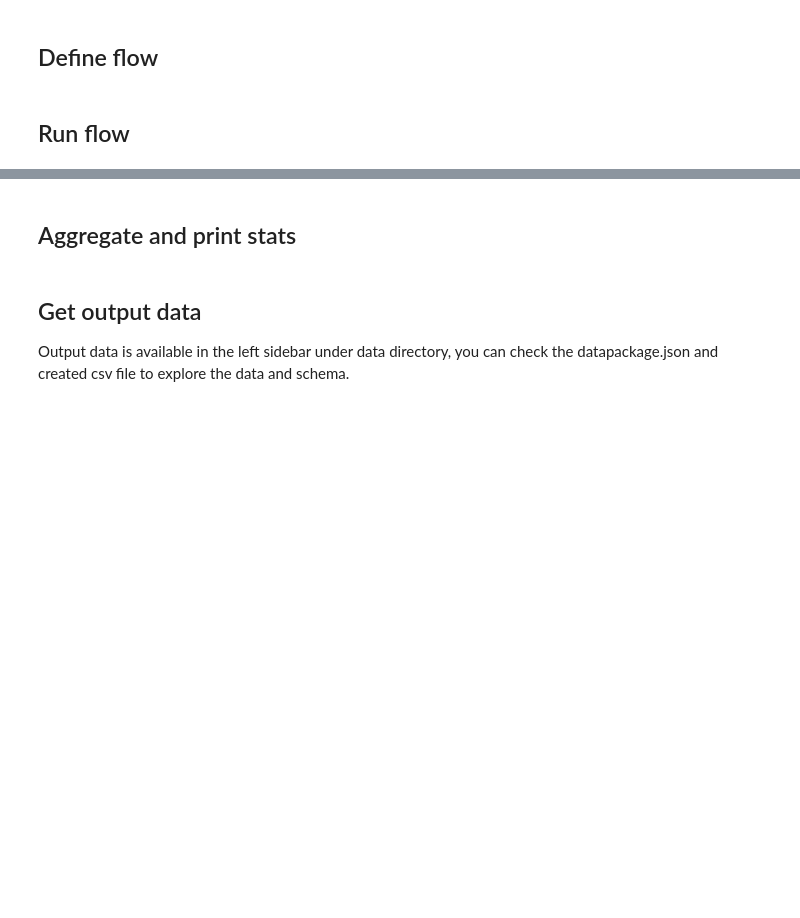
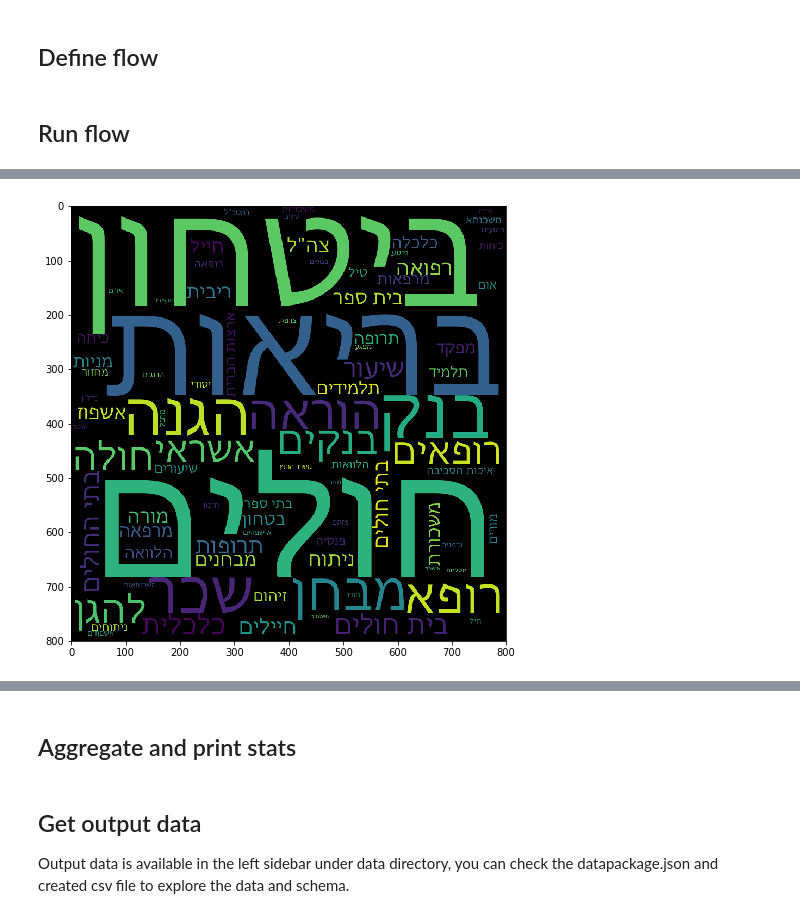
Before and after one commit to hasadna/knesset-data-pipelines, a Jupyter notebook: jupyter-notebooks/calculateTopics.ipynb, the cells around one changed output, grey strips where cells are left out. Drawn from its saved outputs; the diff is of its cells as text; code cells hidden in the pictures; blank space fills up the shorter version.

```diff
--- a/jupyter-notebooks/calculateTopics.ipynb
+++ b/jupyter-notebooks/calculateTopics.ipynb
@@ -441,0 +447,4 @@ outfile.close()
+# %%
+draw_lexicon_word_cloud_per_knesset(18)
+# %% [output]
+[figure, added]
```
Also changed, not shown: parts of 32 cells of this notebook, 16 other files.
